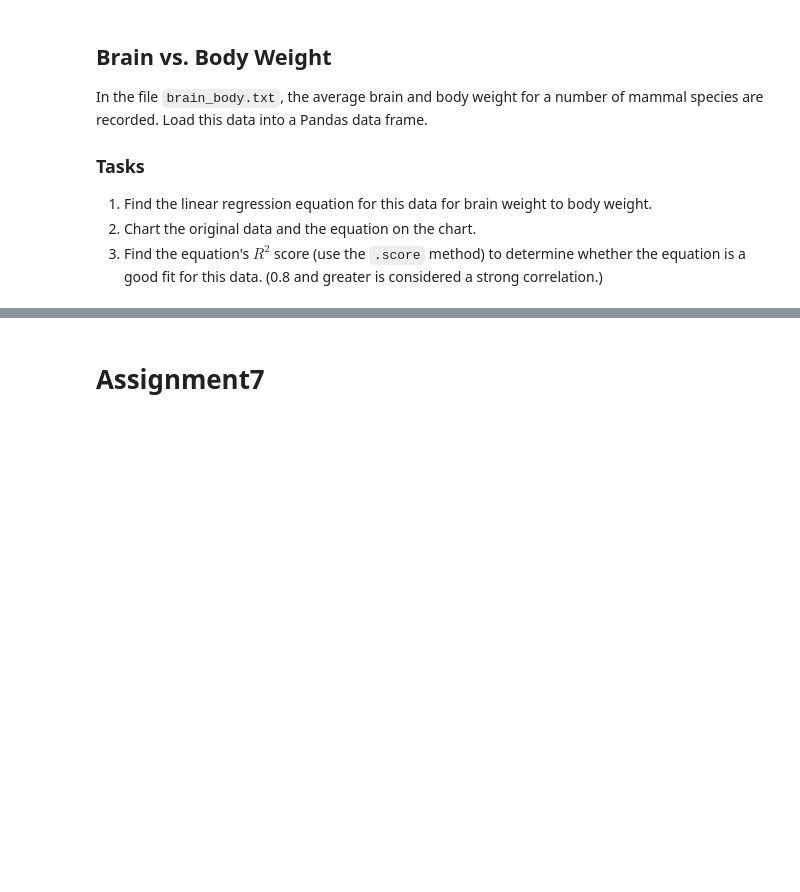
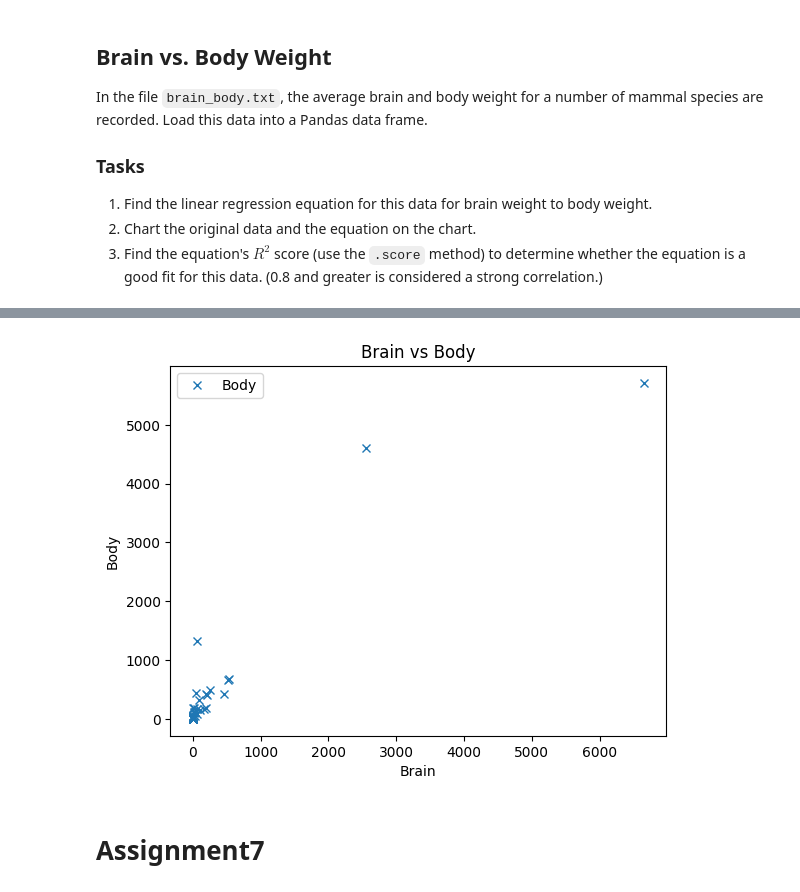
Before and after one commit to Harish-aditya/Linear-regresssion-tasks, a Jupyter notebook: Assignment5_6_7.ipynb, the cells around one changed output, grey strips where cells are left out. Cells and saved outputs as stored; diff of their text form; code cells hidden in the pictures; blank space fills up the shorter version.

Commit message:
brain

```diff
--- a/Assignment5_6_7.ipynb
+++ b/Assignment5_6_7.ipynb
@@ -113,3 +149,11 @@ df = pd.read_fwf("brain_body.txt")
+# %%
+df.plot(x='Brain', y='Body', style='x')
+plt.title('Brain vs Body')
+plt.xlabel('Brain')
+plt.ylabel('Body')
+plt.show()
+# %% [output]
+[figure, added]
 # %% [markdown]
 # Assignment7
 # %% [markdown]
```
Also changed, not shown: parts of 7 cells of this notebook.
